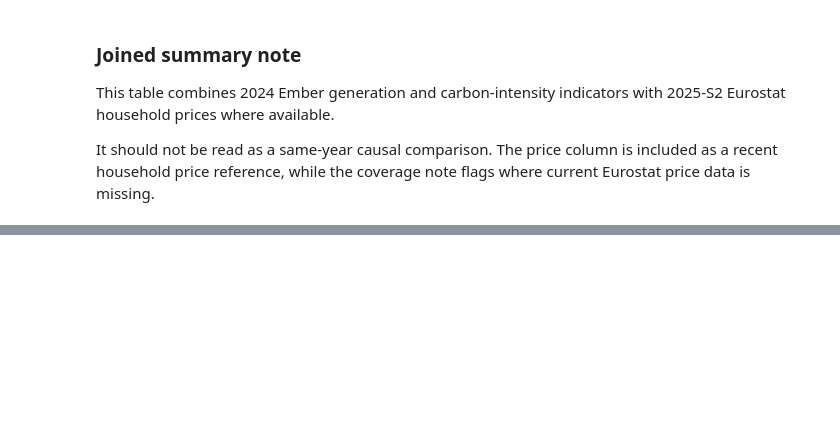
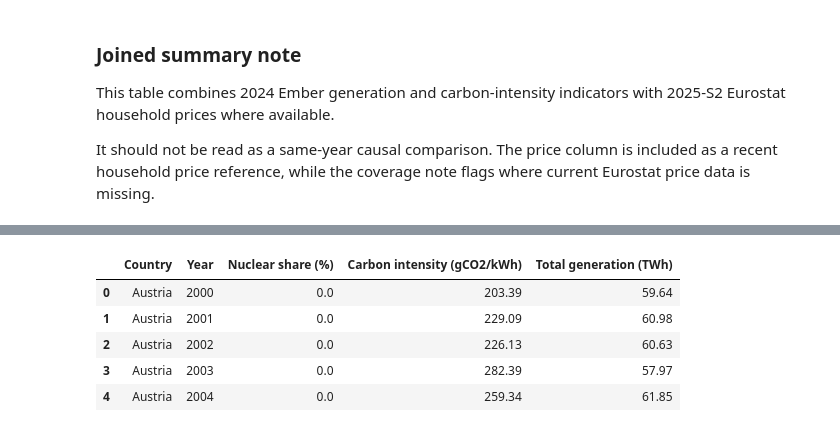
Before and after one commit to goodchoyce/nuclear-prices-carbon-europe, a Jupyter notebook: notebooks/01_dataset_review.ipynb, the cells around one changed output, grey strips where cells are left out. Cells and saved outputs as stored; diff of their text form; code cells hidden in the pictures; blank space fills up the shorter version.

```diff
--- a/notebooks/01_dataset_review.ipynb
+++ b/notebooks/01_dataset_review.ipynb
@@ -725,0 +738,60 @@ It should not be read as a same-year causal comparison. The price column is incl
+# %%
+# Build a country-year table for the animated comparison.
+generation_share = df_selected[
+    (df_selected["category"] == "Electricity generation")
+    & (df_selected["subcategory"] == "Fuel")
+    & (df_selected["unit"] == "%")
+    & (df_selected["variable"] == "Nuclear")
+    & (df_selected["year"].between(2000, 2024))
+].copy()
+
+generation_total = df_selected[
+    (df_selected["category"] == "Electricity generation")
+    & (df_selected["variable"] == "Total Generation")
+    & (df_selected["unit"] == "TWh")
+    & (df_selected["year"].between(2000, 2024))
+].copy()
+
+carbon_intensity_trend = df_selected[
+    (df_selected["variable"] == "CO2 intensity")
+    & (df_selected["unit"] == "gCO2/kWh")
+    & (df_selected["year"].between(2000, 2024))
+].copy()
+
+bubble_data = (
+    generation_share[["area", "year", "value"]]
+    .rename(columns={
+        "area": "Country",
+        "year": "Year",
+        "value": "Nuclear share (%)"
+    })
+    .merge(
+        carbon_intensity_trend[["area", "year", "value"]]
+        .rename(columns={
+            "area": "Country",
+            "year": "Year",
+            "value": "Carbon intensity (gCO2/kWh)"
+        }),
+        on=["Country", "Year"],
+        how="inner"
+    )
+    .merge(
+        generation_total[["area", "year", "value"]]
+        .rename(columns={
+            "area": "Country",
+            "year": "Year",
+            "value": "Total generation (TWh)"
+        }),
+        on=["Country", "Year"],
+        how="inner"
+    )
+)
+
+bubble_data.head()
+# %% [output]
+|  | Country | Year | Nuclear share (%) | Carbon intensity (gCO2/kWh) | Total generation (TWh) |
+| 0 | Austria | 2000 | 0.0 | 203.39 | 59.64 |
+| 1 | Austria | 2001 | 0.0 | 229.09 | 60.98 |
+| 2 | Austria | 2002 | 0.0 | 226.13 | 60.63 |
+| 3 | Austria | 2003 | 0.0 | 282.39 | 57.97 |
+| 4 | Austria | 2004 | 0.0 | 259.34 | 61.85 |
```
Also changed, not shown: parts of 9 cells of this notebook, 2 other files.
